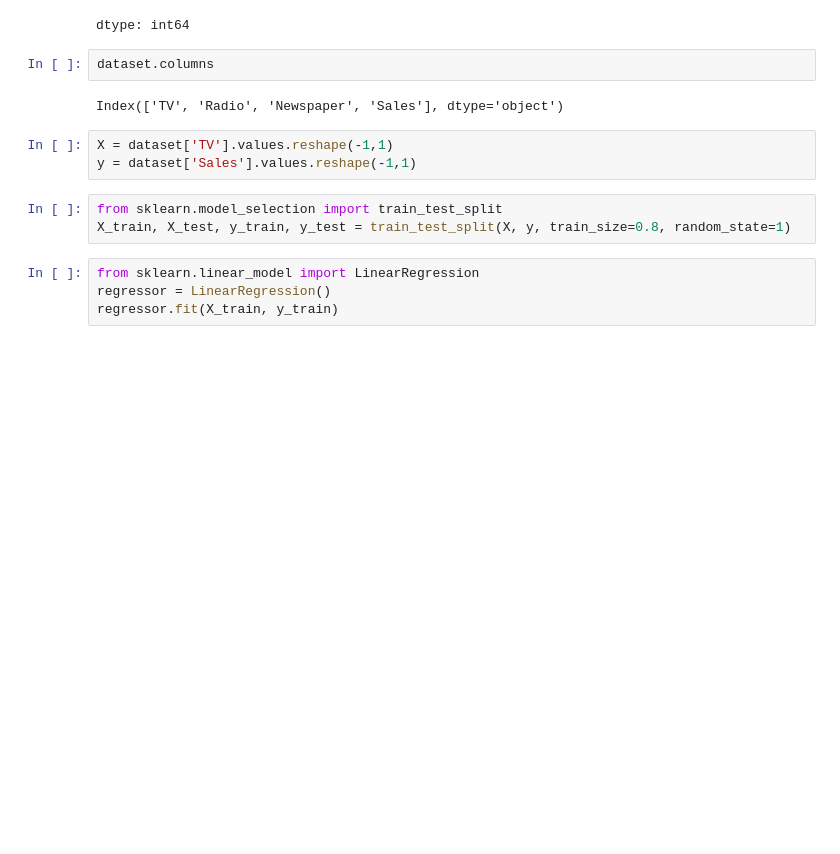
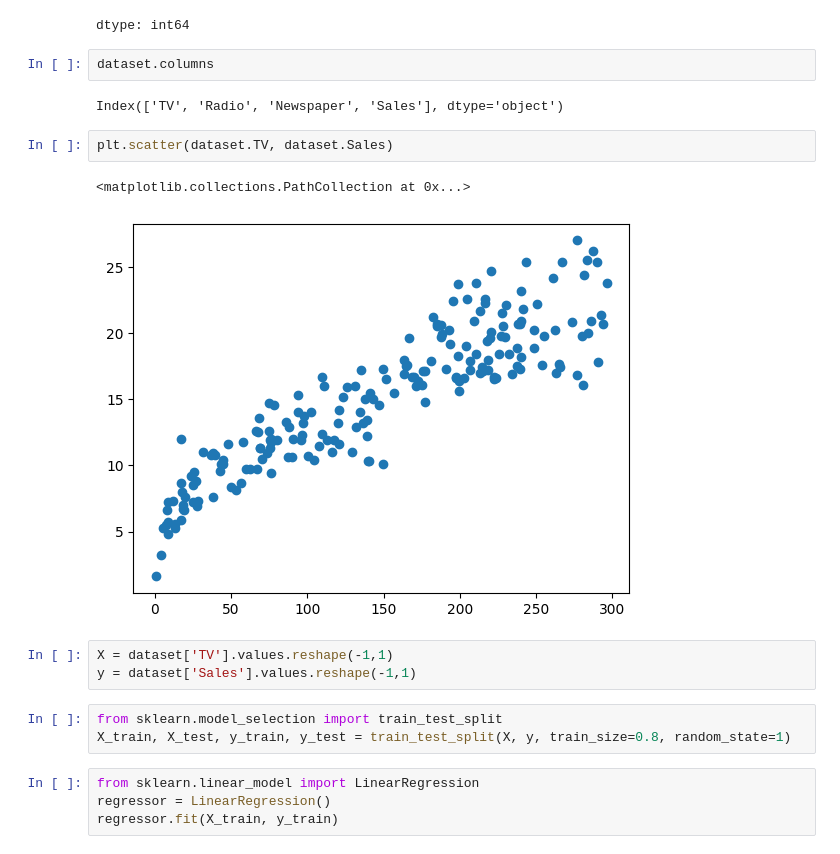
Before and after one commit to Charmaineem/ML, a Jupyter notebook: Simple_Linear_Regression_with_Sales_data.ipynb, the cells around one changed output. Saved outputs shown, nothing was run; the diff lists cells and outputs as text; blank space fills up the shorter version.

```diff
--- a/Simple_Linear_Regression_with_Sales_data.ipynb
+++ b/Simple_Linear_Regression_with_Sales_data.ipynb
@@ -29,6 +31,11 @@ dtype: int64
 dataset.columns
 # %% [output]
 Index(['TV', 'Radio', 'Newspaper', 'Sales'], dtype='object')
+# %%
+plt.scatter(dataset.TV, dataset.Sales)
+# %% [output]
+<matplotlib.collections.PathCollection at 0x...>
+[figure, added]
 # %%
 X = dataset['TV'].values.reshape(-1,1)
 y = dataset['Sales'].values.reshape(-1,1)
```
Also changed, not shown: parts of 5 cells of this notebook.
